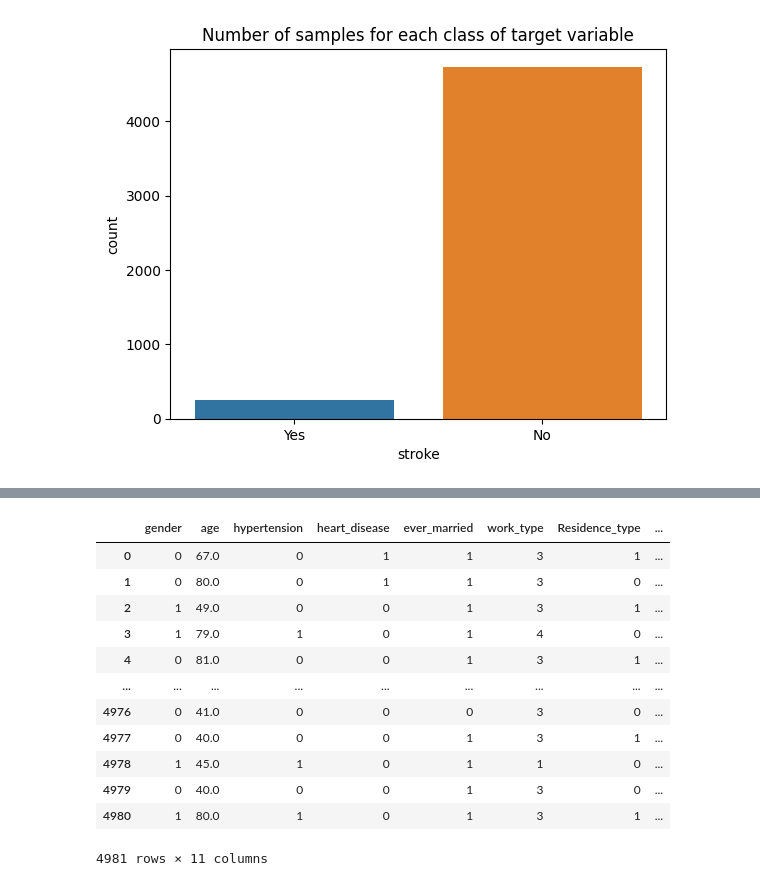
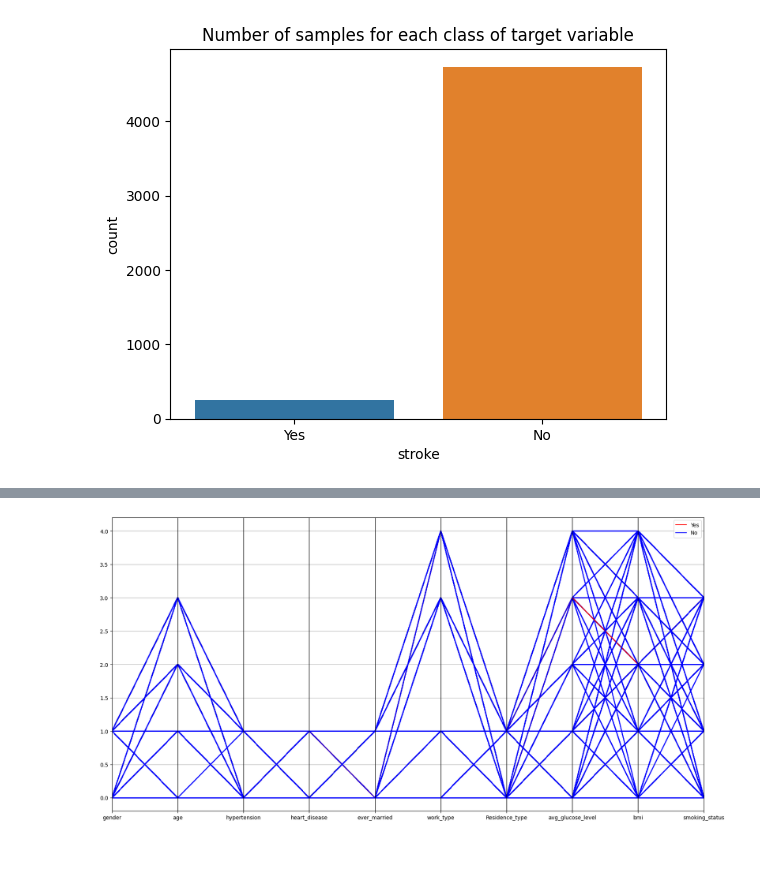
Before and after one commit to Mahdi-Abdullah/Brain-Stroke-Prediction-Using-Machine-Learning, a Jupyter notebook: Brain_Stroke _Prediction_Classification.ipynb, the cells around one changed output, grey strips where cells are left out. Drawn from its saved outputs; the diff is of its cells as text; code cells hidden in the pictures; blank space fills up the shorter version.

```diff
--- a/Brain_Stroke _Prediction_Classification.ipynb
+++ b/Brain_Stroke _Prediction_Classification.ipynb
@@ -173,16 +201,6 @@ sns.pairplot(dataset, hue='stroke', diag_kind='hist');
-# %%
-dataset
-# %% [output]
-|  | gender | age | hypertension | heart_disease | ever_married | work_type | Residence_type | ... |
-| 0 | 0 | 67.0 | 0 | 1 | 1 | 3 | 1 | ... |
-| 1 | 0 | 80.0 | 0 | 1 | 1 | 3 | 0 | ... |
-| 2 | 1 | 49.0 | 0 | 0 | 1 | 3 | 1 | ... |
-| 3 | 1 | 79.0 | 1 | 0 | 1 | 4 | 0 | ... |
-| 4 | 0 | 81.0 | 0 | 0 | 1 | 3 | 1 | ... |
-| ... | ... | ... | ... | ... | ... | ... | ... | ... |
-| 4976 | 0 | 41.0 | 0 | 0 | 0 | 3 | 0 | ... |
-| 4977 | 0 | 40.0 | 0 | 0 | 1 | 3 | 1 | ... |
-| 4978 | 1 | 45.0 | 1 | 0 | 1 | 1 | 0 | ... |
-| 4979 | 0 | 40.0 | 0 | 0 | 1 | 3 | 0 | ... |
-| 4980 | 1 | 80.0 | 1 | 0 | 1 | 3 | 1 | ... |
-4981 rows × 11 columns
+# %%
+# parallel_coordinates to visualise the data for each pair of attributes
+figura = plt.figure(figsize=(20,10))
+parallel_coordinates(dataset, 'stroke', color=('red', 'blue'));
+# %% [output]
+[figure, added]
```
Also changed, not shown: parts of 15 cells of this notebook.
